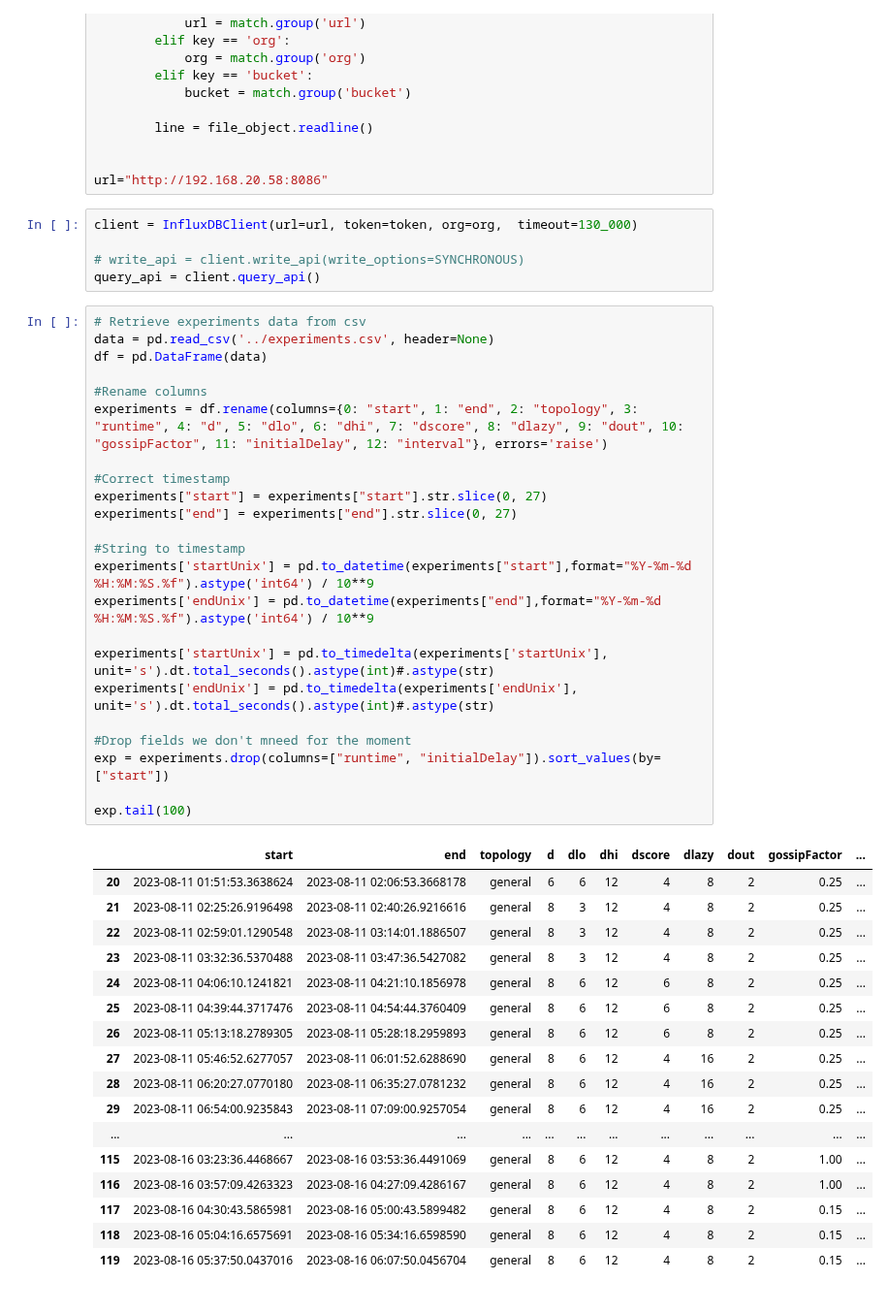
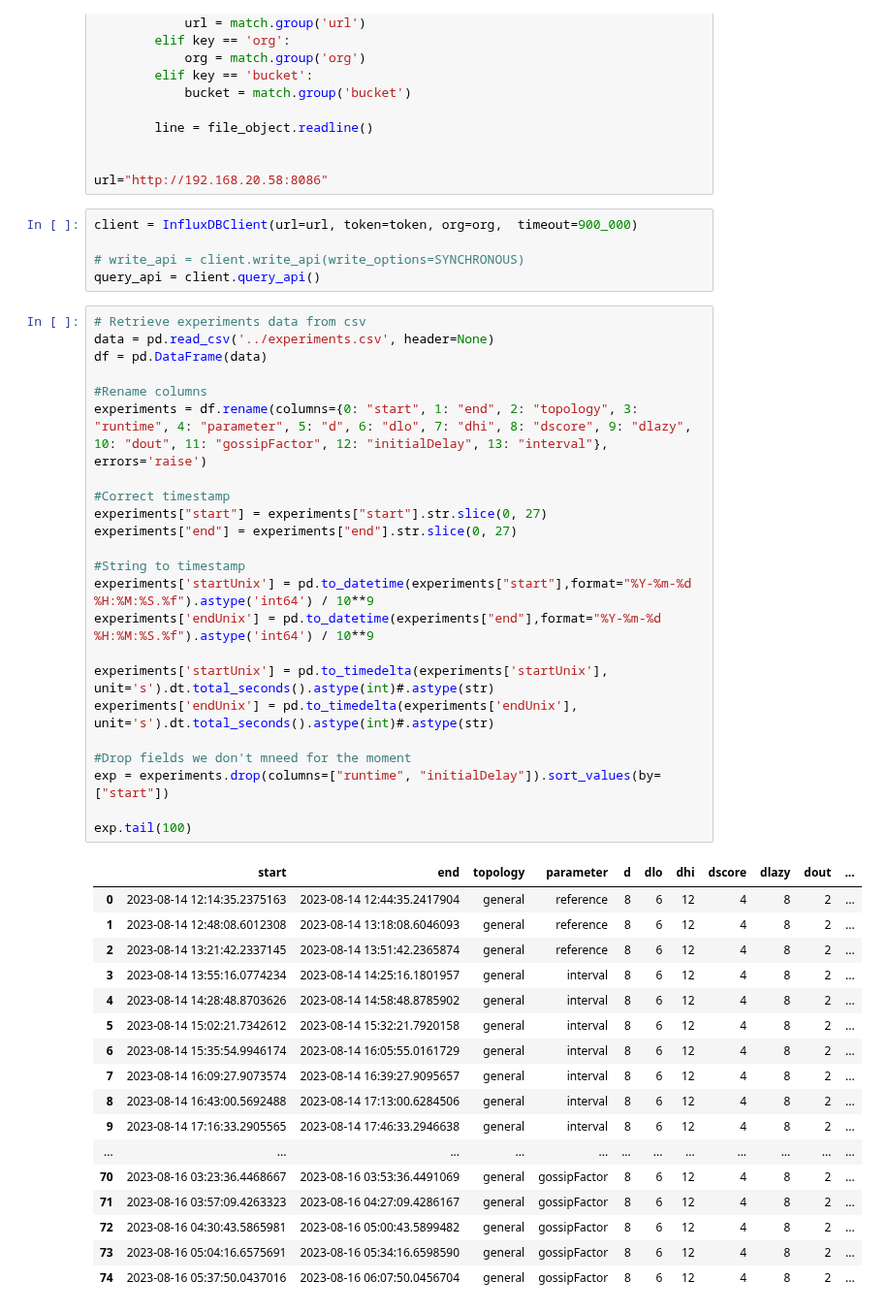
Before and after one commit to FlavScheidt/flexi-pipe, a Jupyter notebook: data/Notebooks/TimeSeries.ipynb, the cells around one changed output. Shown at 97% size. Drawn from its saved outputs; the diff is of its cells as text.

```diff
--- a/data/Notebooks/TimeSeries.ipynb
+++ b/data/Notebooks/TimeSeries.ipynb
@@ -77,51 +77,51 @@ with open(filepath, 'r') as file_object:
 
 url="http://192.168.20.58:8086"
 # %%
-client = InfluxDBClient(url=url, token=token, org=org,  timeout=130_000)
+client = InfluxDBClient(url=url, token=token, org=org,  timeout=900_000)
 
 # write_api = client.write_api(write_options=SYNCHRONOUS)
 query_api = client.query_api()
 # %%
 # Retrieve experiments data from csv
 data = pd.read_csv('../experiments.csv', header=None)
 df = pd.DataFrame(data)
 
 #Rename columns
-experiments = df.rename(columns={0: "start", 1: "end", 2: "topology", 3: "runtime", 4: "d", 5: "dlo", 6: "dhi", 7: "dscore", 8: "dlazy", 9: "dout", 10: "gossipFactor", 11: "initialDelay", 12: "interval"}, errors='raise')
+experiments = df.rename(columns={0: "start", 1: "end", 2: "topology", 3: "runtime", 4: "parameter", 5: "d", 6: "dlo", 7: "dhi", 8: "dscore", 9: "dlazy", 10: "dout", 11: "gossipFactor", 12: "initialDelay", 13: "interval"}, errors='raise')
 
 #Correct timestamp
 experiments["start"] = experiments["start"].str.slice(0, 27)
 experiments["end"] = experiments["end"].str.slice(0, 27)
 
 #String to timestamp
 experiments['startUnix'] = pd.to_datetime(experiments["start"],format="%Y-%m-%d %H:%M:%S.%f").astype('int64') / 10**9
 experiments['endUnix'] = pd.to_datetime(experiments["end"],format="%Y-%m-%d %H:%M:%S.%f").astype('int64') / 10**9
 
 experiments['startUnix'] = pd.to_timedelta(experiments['startUnix'], unit='s').dt.total_seconds().astype(int)#.astype(str)
 experiments['endUnix'] = pd.to_timedelta(experiments['endUnix'], unit='s').dt.total_seconds().astype(int)#.astype(str)
 
 #Drop fields we don't mneed for the moment
 exp = experiments.drop(columns=["runtime", "initialDelay"]).sort_values(by=["start"])
 
 exp.tail(100)
 # %% [output]
-|  | start | end | topology | d | dlo | dhi | dscore | dlazy | dout | gossipFactor | ... |
-| 20 | 2023-08-11 01:51:53.3638624 | 2023-08-11 02:06:53.3668178 | general | 6 | 6 | 12 | 4 | 8 | 2 | 0.25 | ... |
-| 21 | 2023-08-11 02:25:26.9196498 | 2023-08-11 02:40:26.9216616 | general | 8 | 3 | 12 | 4 | 8 | 2 | 0.25 | ... |
-| 22 | 2023-08-11 02:59:01.1290548 | 2023-08-11 03:14:01.1886507 | general | 8 | 3 | 12 | 4 | 8 | 2 | 0.25 | ... |
-| 23 | 2023-08-11 03:32:36.5370488 | 2023-08-11 03:47:36.5427082 | general | 8 | 3 | 12 | 4 | 8 | 2 | 0.25 | ... |
-| 24 | 2023-08-11 04:06:10.1241821 | 2023-08-11 04:21:10.1856978 | general | 8 | 6 | 12 | 6 | 8 | 2 | 0.25 | ... |
-| 25 | 2023-08-11 04:39:44.3717476 | 2023-08-11 04:54:44.3760409 | general | 8 | 6 | 12 | 6 | 8 | 2 | 0.25 | ... |
-| 26 | 2023-08-11 05:13:18.2789305 | 2023-08-11 05:28:18.2959893 | general | 8 | 6 | 12 | 6 | 8 | 2 | 0.25 | ... |
-| 27 | 2023-08-11 05:46:52.6277057 | 2023-08-11 06:01:52.6288690 | general | 8 | 6 | 12 | 4 | 16 | 2 | 0.25 | ... |
-| 28 | 2023-08-11 06:20:27.0770180 | 2023-08-11 06:35:27.0781232 | general | 8 | 6 | 12 | 4 | 16 | 2 | 0.25 | ... |
-| 29 | 2023-08-11 06:54:00.9235843 | 2023-08-11 07:09:00.9257054 | general | 8 | 6 | 12 | 4 | 16 | 2 | 0.25 | ... |
+|  | start | end | topology | parameter | d | dlo | dhi | dscore | dlazy | dout | ... |
+| 0 | 2023-08-14 12:14:35.2375163 | 2023-08-14 12:44:35.2417904 | general | reference | 8 | 6 | 12 | 4 | 8 | 2 | ... |
+| 1 | 2023-08-14 12:48:08.6012308 | 2023-08-14 13:18:08.6046093 | general | reference | 8 | 6 | 12 | 4 | 8 | 2 | ... |
+| 2 | 2023-08-14 13:21:42.2337145 | 2023-08-14 13:51:42.2365874 | general | reference | 8 | 6 | 12 | 4 | 8 | 2 | ... |
+| 3 | 2023-08-14 13:55:16.0774234 | 2023-08-14 14:25:16.1801957 | general | interval | 8 | 6 | 12 | 4 | 8 | 2 | ... |
+| 4 | 2023-08-14 14:28:48.8703626 | 2023-08-14 14:58:48.8785902 | general | interval | 8 | 6 | 12 | 4 | 8 | 2 | ... |
+| 5 | 2023-08-14 15:02:21.7342612 | 2023-08-14 15:32:21.7920158 | general | interval | 8 | 6 | 12 | 4 | 8 | 2 | ... |
+| 6 | 2023-08-14 15:35:54.9946174 | 2023-08-14 16:05:55.0161729 | general | interval | 8 | 6 | 12 | 4 | 8 | 2 | ... |
+| 7 | 2023-08-14 16:09:27.9073574 | 2023-08-14 16:39:27.9095657 | general | interval | 8 | 6 | 12 | 4 | 8 | 2 | ... |
+| 8 | 2023-08-14 16:43:00.5692488 | 2023-08-14 17:13:00.6284506 | general | interval | 8 | 6 | 12 | 4 | 8 | 2 | ... |
+| 9 | 2023-08-14 17:16:33.2905565 | 2023-08-14 17:46:33.2946638 | general | interval | 8 | 6 | 12 | 4 | 8 | 2 | ... |
 | ... | ... | ... | ... | ... | ... | ... | ... | ... | ... | ... | ... |
-| 115 | 2023-08-16 03:23:36.4468667 | 2023-08-16 03:53:36.4491069 | general | 8 | 6 | 12 | 4 | 8 | 2 | 1.00 | ... |
-| 116 | 2023-08-16 03:57:09.4263323 | 2023-08-16 04:27:09.4286167 | general | 8 | 6 | 12 | 4 | 8 | 2 | 1.00 | ... |
-| 117 | 2023-08-16 04:30:43.5865981 | 2023-08-16 05:00:43.5899482 | general | 8 | 6 | 12 | 4 | 8 | 2 | 0.15 | ... |
-| 118 | 2023-08-16 05:04:16.6575691 | 2023-08-16 05:34:16.6598590 | general | 8 | 6 | 12 | 4 | 8 | 2 | 0.15 | ... |
-| 119 | 2023-08-16 05:37:50.0437016 | 2023-08-16 06:07:50.0456704 | general | 8 | 6 | 12 | 4 | 8 | 2 | 0.15 | ... |
+| 70 | 2023-08-16 03:23:36.4468667 | 2023-08-16 03:53:36.4491069 | general | gossipFactor | 8 | 6 | 12 | 4 | 8 | 2 | ... |
+| 71 | 2023-08-16 03:57:09.4263323 | 2023-08-16 04:27:09.4286167 | general | gossipFactor | 8 | 6 | 12 | 4 | 8 | 2 | ... |
+| 72 | 2023-08-16 04:30:43.5865981 | 2023-08-16 05:00:43.5899482 | general | gossipFactor | 8 | 6 | 12 | 4 | 8 | 2 | ... |
+| 73 | 2023-08-16 05:04:16.6575691 | 2023-08-16 05:34:16.6598590 | general | gossipFactor | 8 | 6 | 12 | 4 | 8 | 2 | ... |
+| 74 | 2023-08-16 05:37:50.0437016 | 2023-08-16 06:07:50.0456704 | general | gossipFactor | 8 | 6 | 12 | 4 | 8 | 2 | ... |
 # %%
 #Get times for different intervals
 # intervals = exp["interval"].drop_duplicates().sort_values().reset_index(drop=True)
```
Also changed, not shown: parts of 10 cells of this notebook, 7 other files.
